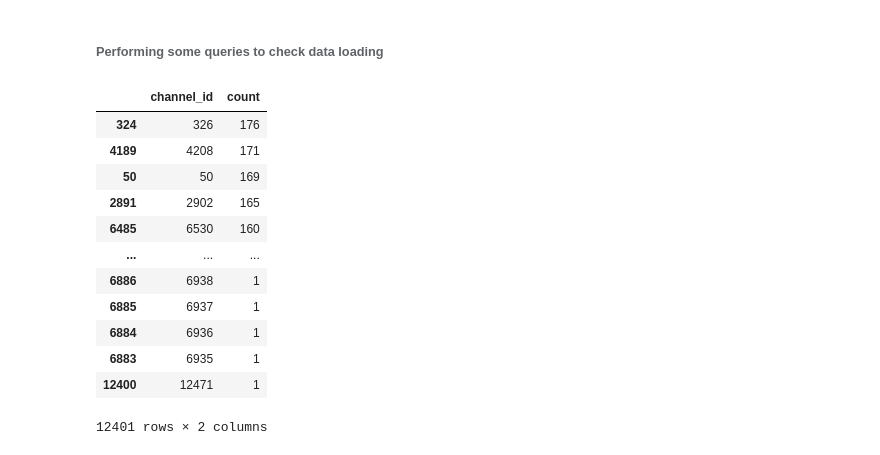
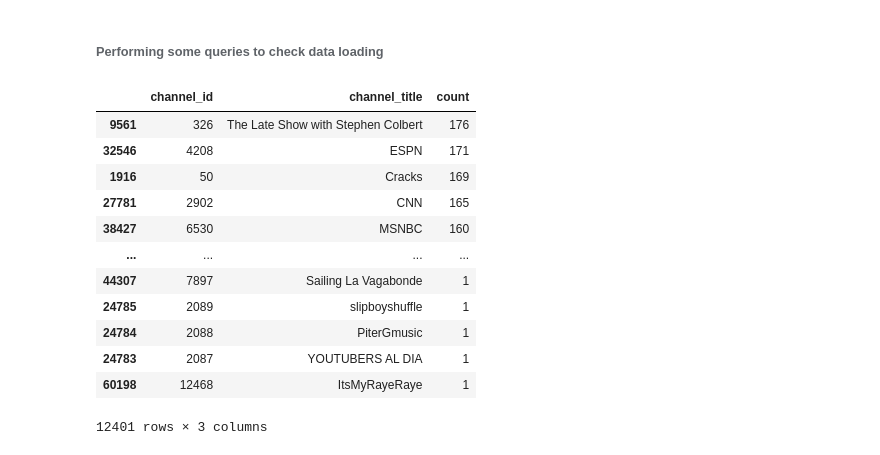
Before and after one commit to Levirdz/elt-project, a Jupyter notebook: ETL_final.ipynb, the cells around one changed output. Saved outputs shown, nothing was run; the diff lists cells and outputs as text; code cells hidden in the pictures.

```diff
--- a/ETL_final.ipynb
+++ b/ETL_final.ipynb
@@ -331,23 +331,25 @@ video_analytics.to_sql(name = "video_analytics", con = engine, if_exists = "appe
 ###### Performing some queries to check data loading
 # %%
 # Which channel ids have the most views?
-query_1 = pd.read_sql_query('select channel_id, count (*) from trending_videos group by channel_id', con = engine)
-query_1 = query_1.sort_values(by = "count", ascending = False)
+query_1 = pd.read_sql_query('select T1.channel_id, T2.channel_title from trending_videos as T1 inner join channel_catalog as T2 on T1.channel_id = T2.channel_id', con = engine)
+query_1["count"] = query_1.groupby('channel_id')['channel_id'].transform('count')
+query_1 = query_1.sort_values(by = "count", ascending = False).drop_duplicates()
+
 query_1
 # %% [output]
-|  | channel_id | count |
-| 324 | 326 | 176 |
-| 4189 | 4208 | 171 |
-| 50 | 50 | 169 |
-| 2891 | 2902 | 165 |
-| 6485 | 6530 | 160 |
-| ... | ... | ... |
-| 6886 | 6938 | 1 |
-| 6885 | 6937 | 1 |
-| 6884 | 6936 | 1 |
-| 6883 | 6935 | 1 |
-| 12400 | 12471 | 1 |
+|  | channel_id | channel_title | count |
+| 9561 | 326 | The Late Show with Stephen Colbert | 176 |
+| 32546 | 4208 | ESPN | 171 |
+| 1916 | 50 | Cracks | 169 |
+| 27781 | 2902 | CNN | 165 |
+| 38427 | 6530 | MSNBC | 160 |
+| ... | ... | ... | ... |
+| 44307 | 7897 | Sailing La Vagabonde | 1 |
+| 24785 | 2089 | slipboyshuffle | 1 |
+| 24784 | 2088 | PiterGmusic | 1 |
+| 24783 | 2087 | YOUTUBERS AL DIA | 1 |
+| 60198 | 12468 | ItsMyRayeRaye | 1 |
-12401 rows × 2 columns
+12401 rows × 3 columns
 # %%
 # Which video has more views?
 query_2 = pd.read_sql_query('select max(views) from video_analytics', con = engine)
```
Also changed, not shown: parts of 1 cell of this notebook.
